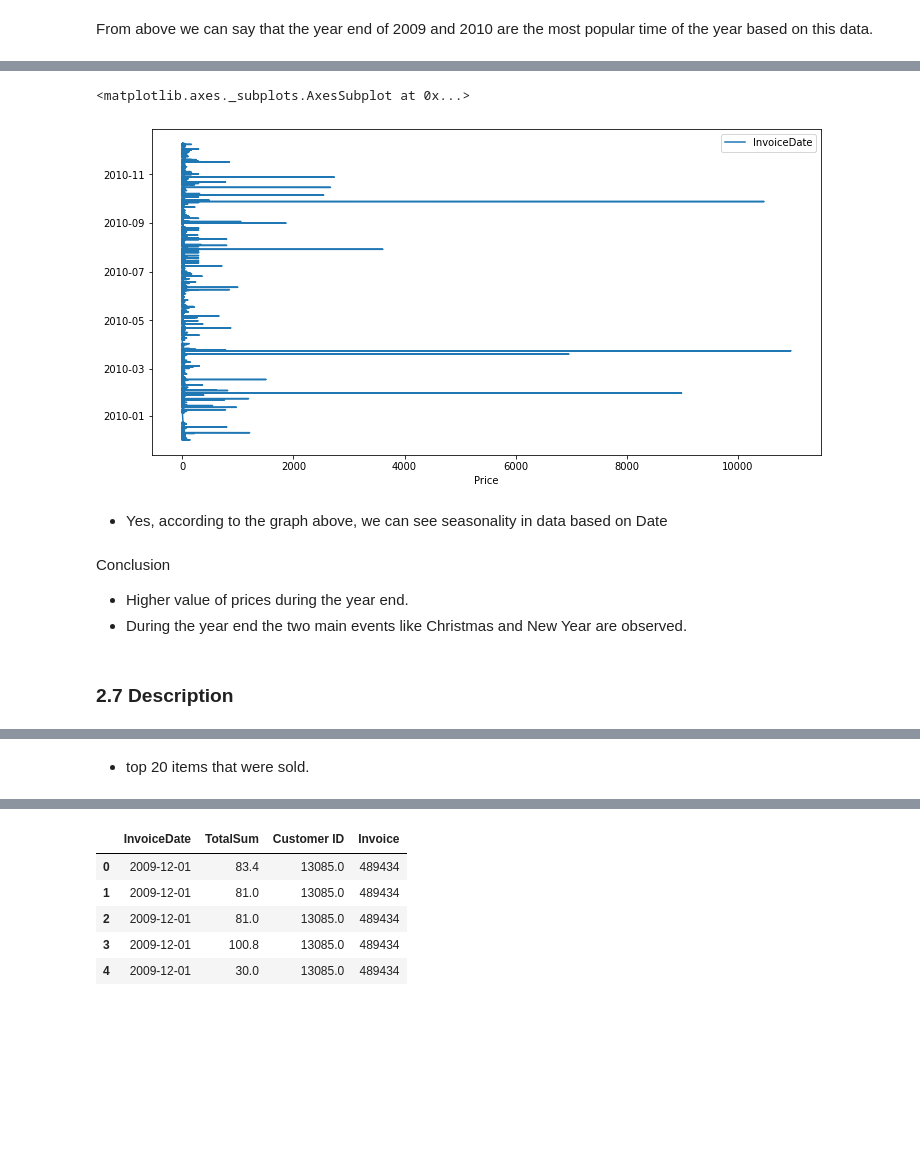
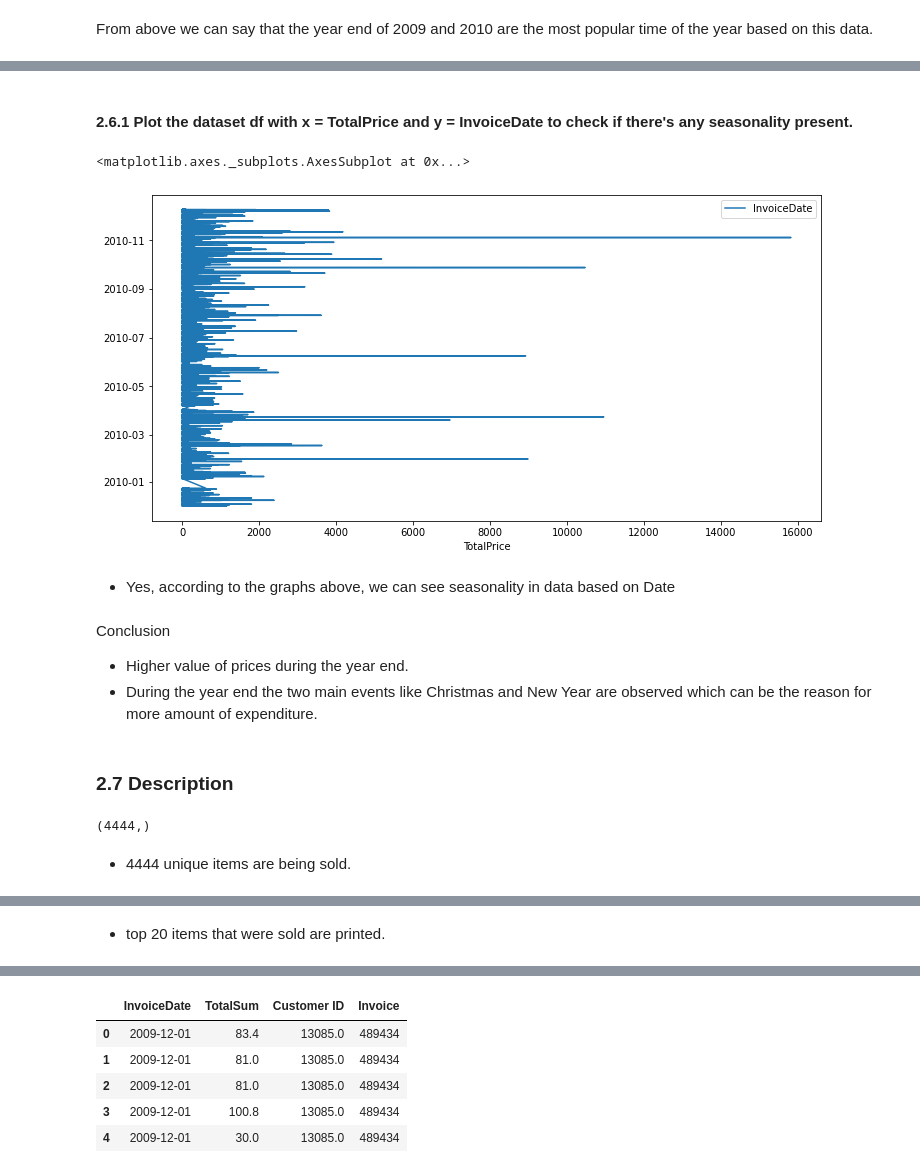
Before and after one commit to guptaa98/Kaggle-Notebooks, a Jupyter notebook: Retail_Pulse.ipynb, the cells around one changed output, grey strips where cells are left out. Cells and saved outputs as stored; diff of their text form; code cells hidden in the pictures; blank space fills up the shorter version.

```diff
--- a/Retail_Pulse.ipynb
+++ b/Retail_Pulse.ipynb
@@ -200,2 +199,0 @@ indices[0:10]
-# %%
-df.drop(indices,inplace = True,axis = 0)
@@ -234,2 +222,0 @@ for index, row in df.iterrows():
-# %%
-df.drop(indices,inplace = True,axis = 0)
@@ -418,0 +376,3 @@ df.head()
+# %%
+df['TotalPrice'] = df['Quantity'] * df['Price']
+df.head()
@@ -418,0 +388,4 @@ df.head()
+# %%
+df['InvoiceDate Day'] = df['InvoiceDate'].dt.day
+df['InvoiceDate Month'] = df['InvoiceDate'].dt.month
+df['InvoiceDate year'] = df['InvoiceDate'].dt.year
@@ -419,18 +401,26 @@ df.head()
+# %% [markdown]
+#### 2.6.1 Plot the dataset df with x = TotalPrice and y = InvoiceDate to check if there's any seasonality present.
 # %%
-df.plot(y = 'InvoiceDate', x = 'Price', figsize = (12,6))
+df.plot(y = 'InvoiceDate', x = 'TotalPrice', figsize = (12,6))
 # %% [output]
 <matplotlib.axes._subplots.AxesSubplot at 0x...>
-[figure, old version]
+[figure, new version]
 # %% [markdown]
-* Yes, according to the graph above, we can see seasonality in data based on Date
+* Yes, according to the graphs above, we can see seasonality in data based on Date
 # %% [markdown]
 Conclusion
 * Higher value of prices during the year end.
-* During the year end the two main events like Christmas and New Year are observed.
+* During the year end the two main events like Christmas and New Year are observed which can be the reason for more amount of expenditure.
 # %% [markdown]
 ### 2.7 Description
 # %%
 desc_dict = df.Description.value_counts()
+# %%
+desc_dict.shape
+# %% [output]
+(4444,)
+# %% [markdown]
+* 4444 unique items are being sold.
 # %%
 desc_dict[0:20]
 # %% [output]
@@ -452,4 +442,4 @@ JUMBO SHOPPER VINTAGE RED PAISLEY      930
 LUNCH BAG SPACEBOY DESIGN              920
 Name: Description, dtype: int64
 # %% [markdown]
-* top 20 items that were sold.
+* top 20 items that were sold are printed.
```
Also changed, not shown: parts of 102 cells of this notebook.
